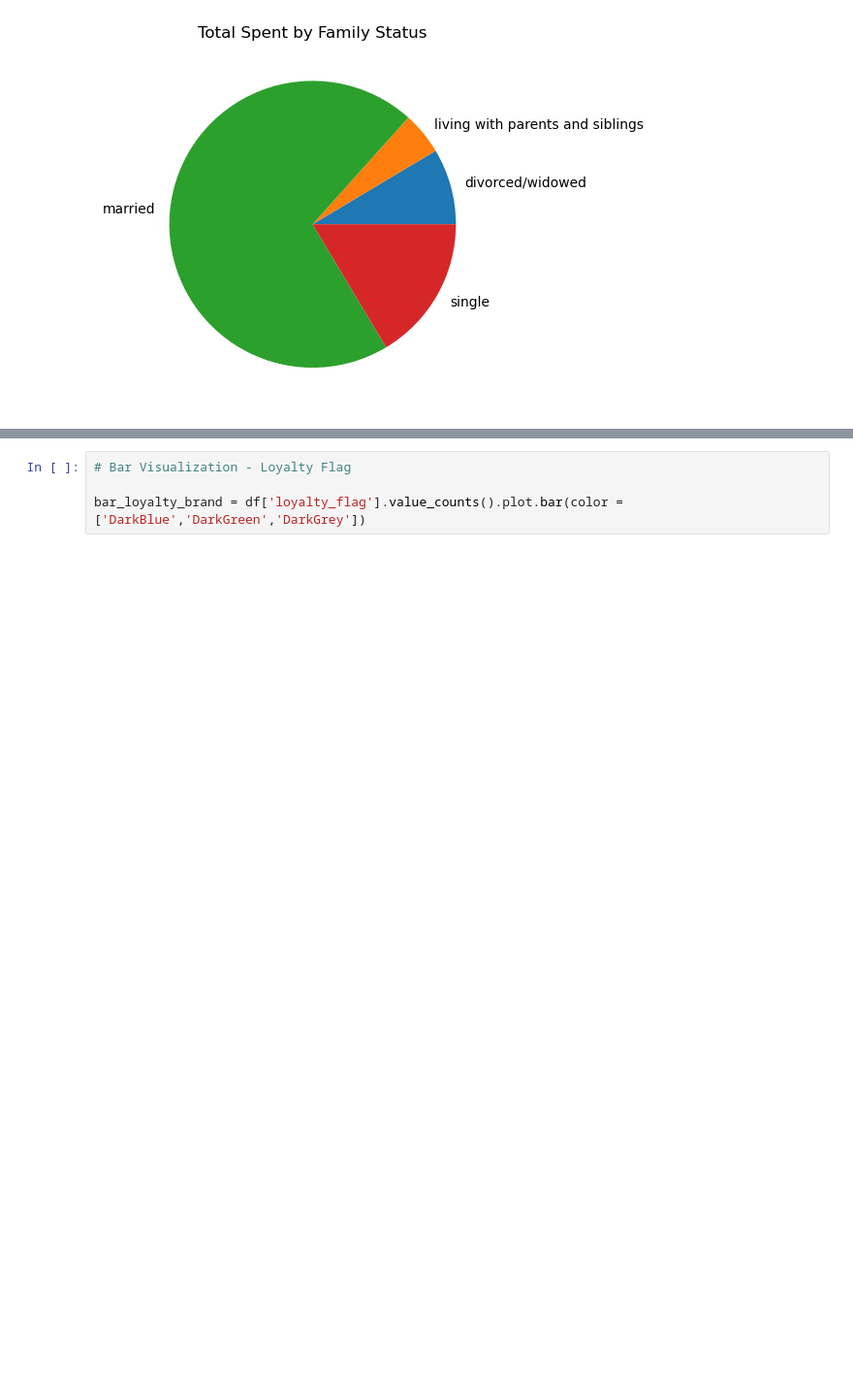
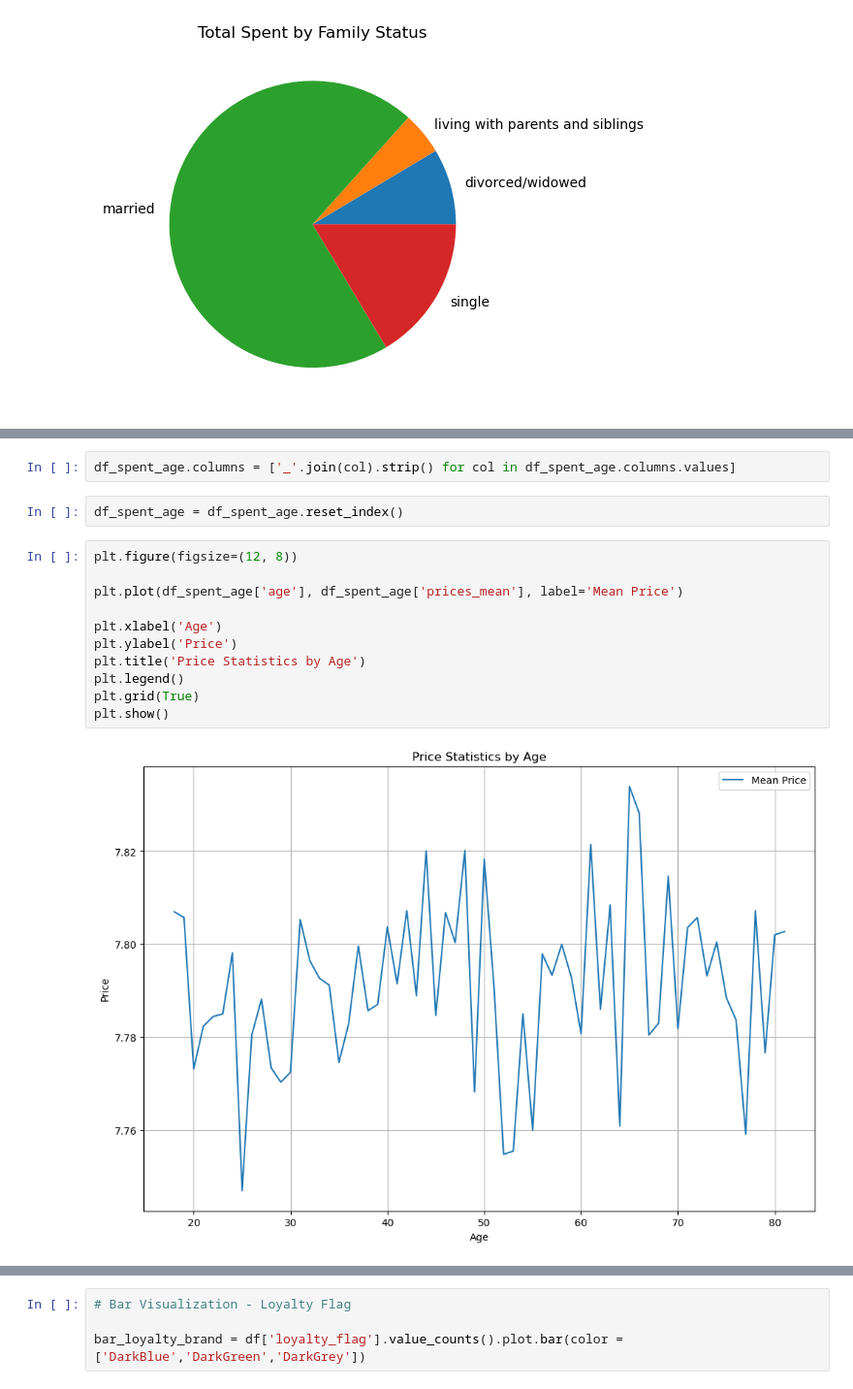
Before and after one commit to robcabr/Instacart_Analysis_Sales, a Jupyter notebook: Scripts/Coding Etiquette/Coding Etiquette.ipynb, the cells around one changed output, grey strips where cells are left out. Shown at 97% size. Drawn from its saved outputs; the diff is of its cells as text; blank space fills up the shorter version.

```diff
--- a/Scripts/Coding Etiquette/Coding Etiquette.ipynb
+++ b/Scripts/Coding Etiquette/Coding Etiquette.ipynb
@@ -589,0 +588,17 @@ df_spent_age.to_clipboard()
+# %%
+df_spent_age.columns = ['_'.join(col).strip() for col in df_spent_age.columns.values]
+# %%
+df_spent_age = df_spent_age.reset_index()
+# %%
+plt.figure(figsize=(12, 8))
+
+plt.plot(df_spent_age['age'], df_spent_age['prices_mean'], label='Mean Price')
+
+plt.xlabel('Age')
+plt.ylabel('Price')
+plt.title('Price Statistics by Age')
+plt.legend()
+plt.grid(True)
+plt.show()
+# %% [output]
+[figure, added]
```
Also changed, not shown: parts of 32 cells of this notebook, 30 other files.
